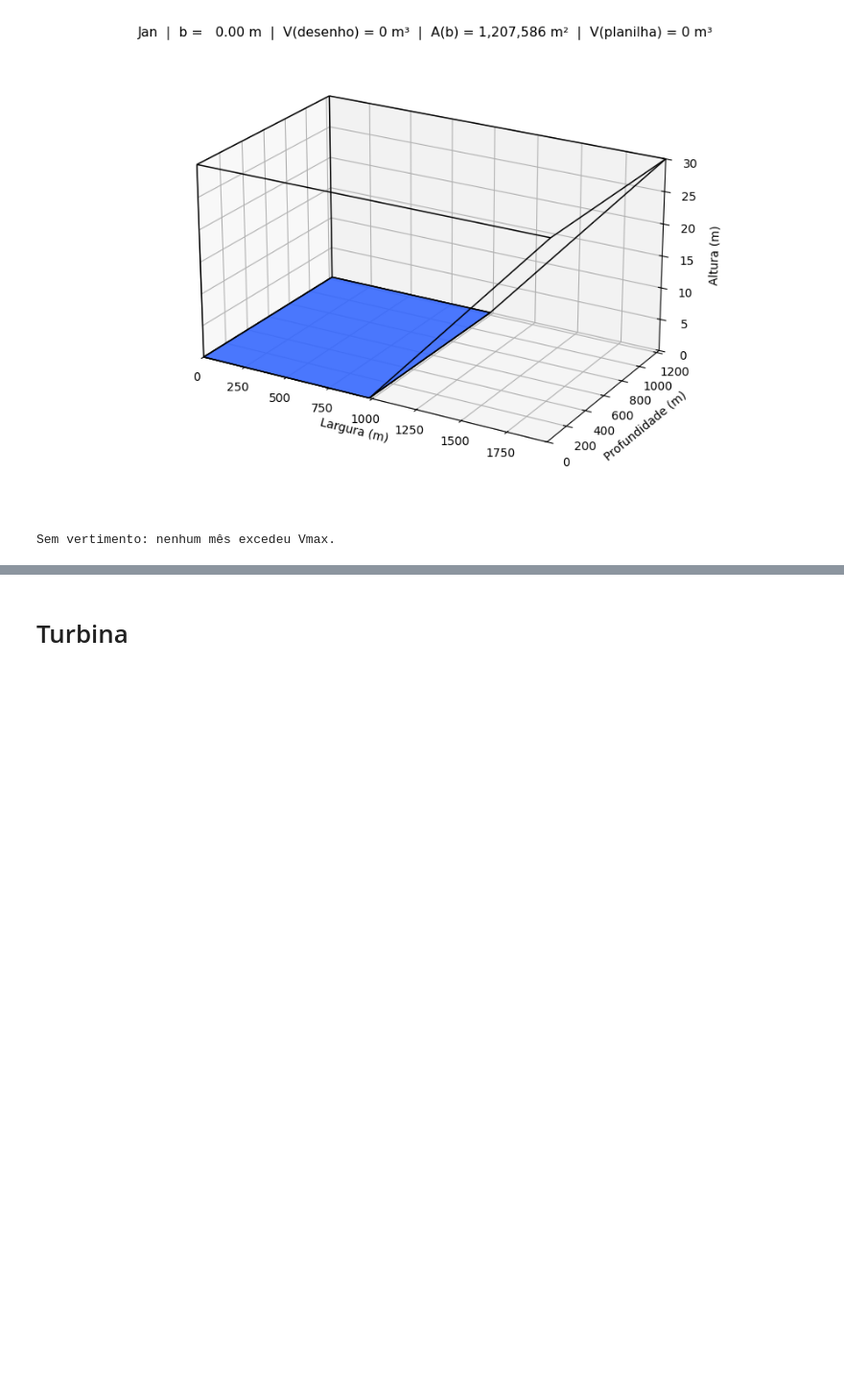
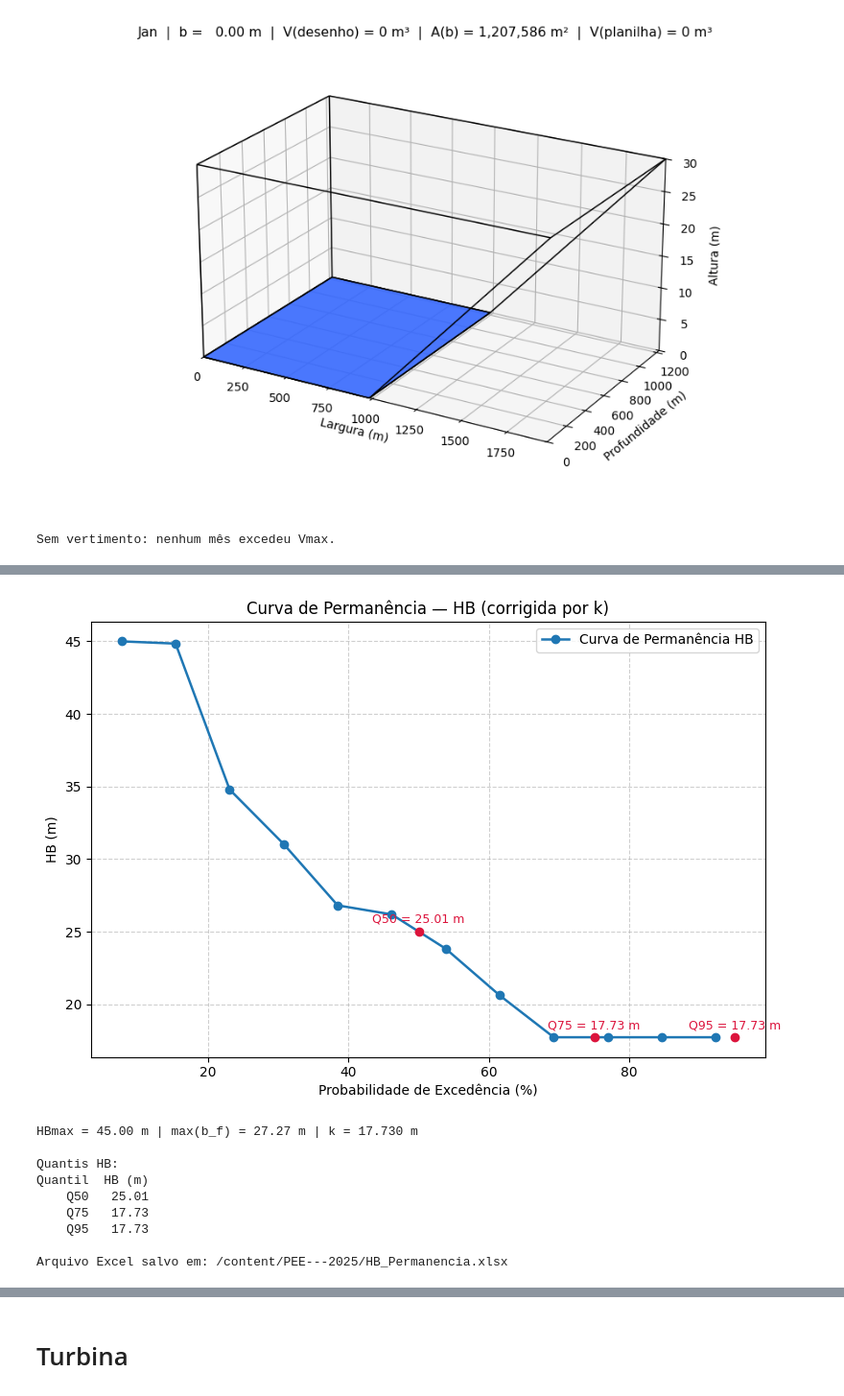
Before and after one commit to boffandre-cyber/PEE---2025, a Jupyter notebook: Cópia_de_Cópia_de_TRB1_PEE.ipynb, the cells around one changed output, grey strips where cells are left out. Shown at 96% size. Cells and saved outputs as stored; diff of their text form; code cells hidden in the pictures; blank space fills up the shorter version.

```diff
--- a/Cópia_de_Cópia_de_TRB1_PEE.ipynb
+++ b/Cópia_de_Cópia_de_TRB1_PEE.ipynb
@@ -1105,7 +1099,7 @@ import pandas as pd
 import matplotlib.pyplot as plt
 
 HBMAX = 45.0  # m
-BASE_DIR = r"C:\Users\boffa\Downloads\TMP"
+BASE_DIR = r"/content/PEE---2025/" # Corrected path
 ARQ_IN  = os.path.join(BASE_DIR, "BalancoReservatorio_semPE_.xlsx")
 ARQ_OUT = os.path.join(BASE_DIR, "HB_Permanencia.xlsx")
 
@@ -1118,7 +1112,7 @@ def _col(df, nome):
 
 # ----- localizar arquivo (fallback p/ pasta atual) -----
 if not os.path.exists(ARQ_IN):
-    cand = [p for p in os.listdir(".") if p.lower() == "balancoreservatorio_semPE_.xlsx"]
+    cand = [p for p in os.listdir(".") if p.lower() == "balancoreservatorio_sempe_.xlsx"]
     if cand:
         ARQ_IN = cand[0]
         ARQ_OUT = os.path.join(os.getcwd(), "HB_Permanencia.xlsx")
@@ -1151,7 +1145,7 @@ plt.plot(exceed_prob, HB_sorted, marker="o", lw=1.8, label="Curva de Permanênci
 for q, hq in zip(quantis, HB_quantis):
     plt.scatter(q, hq, color="crimson", zorder=5)
     plt.text(q, hq + 0.6, f"Q{q} = {hq:.2f} m", color="crimson", ha="center", fontsize=9)
-plt.xlabel("Probabilidade de Permanência (%)")
+plt.xlabel("Probabilidade de Excedência (%)")
 plt.ylabel("HB (m)")
 plt.title("Curva de Permanência — HB (corrigida por k)")
 plt.grid(True, ls="--", alpha=0.6)
@@ -1160,33 +1154,44 @@ plt.tight_layout()
 plt.show()
 
 # ----- tabelas -----
-tab_perm = pd.DataFrame({"Permanência (%)": np.round(exceed_prob, 2),
+tab_perm = pd.DataFrame({"Excedência (%)": np.round(exceed_prob, 2),
                          "HB_sorted (m)":  np.round(HB_sorted, 3)})
 tab_quantis = pd.DataFrame({"Quantil": [f"Q{q}" for q in quantis],
                             "HB (m)":  np.round(HB_quantis, 3)})
 
 print(f"\nHBmax = {HBMAX:.2f} m | max(b_f) = {np.max(bf):.2f} m | k = {k:.3f} m")
 print("\nQuantis HB:")
 print(tab_quantis.to_string(index=False))
 
 # ----- salvar em Excel (preferir openpyxl; se não houver, salvar CSVs) -----
 try:
     os.makedirs(os.path.dirname(ARQ_OUT), exist_ok=True)
 except Exception:
     ARQ_OUT = os.path.join(os.getcwd(), "HB_Permanencia.xlsx")
 
 try:
     # tenta com openpyxl (sem precisar especificar engine se estiver instalado)
     with pd.ExcelWriter(ARQ_OUT, engine="openpyxl") as xlw:
         tab_perm.to_excel(xlw, index=False, sheet_name="Permanencia")
         tab_quantis.to_excel(xlw, index=False, sheet_name="Quantis")
     print(f"\nArquivo Excel salvo em: {ARQ_OUT}")
 except Exception as e:
     # fallback para CSVs
     csv1 = os.path.join(os.path.dirname(ARQ_OUT), "HB_Permanencia_Permanencia.csv")
     csv2 = os.path.join(os.path.dirname(ARQ_OUT), "HB_Permanencia_Quantis.csv")
     tab_perm.to_csv(csv1, index=False, encoding="utf-8")
     tab_quantis.to_csv(csv2, index=False, encoding="utf-8")
     print("\n(openpyxl/xlsxwriter indisponível) Salvei como CSV:")
     print(f" - {csv1}")
     print(f" - {csv2}")
+# %% [output]
+[figure, added]
+HBmax = 45.00 m | max(b_f) = 27.27 m | k = 17.730 m
+
+Quantis HB:
+Quantil  HB (m)
+    Q50   25.01
+    Q75   17.73
+    Q95   17.73
+
+Arquivo Excel salvo em: /content/PEE---2025/HB_Permanencia.xlsx
```
Also changed, not shown: parts of 8 cells of this notebook.
